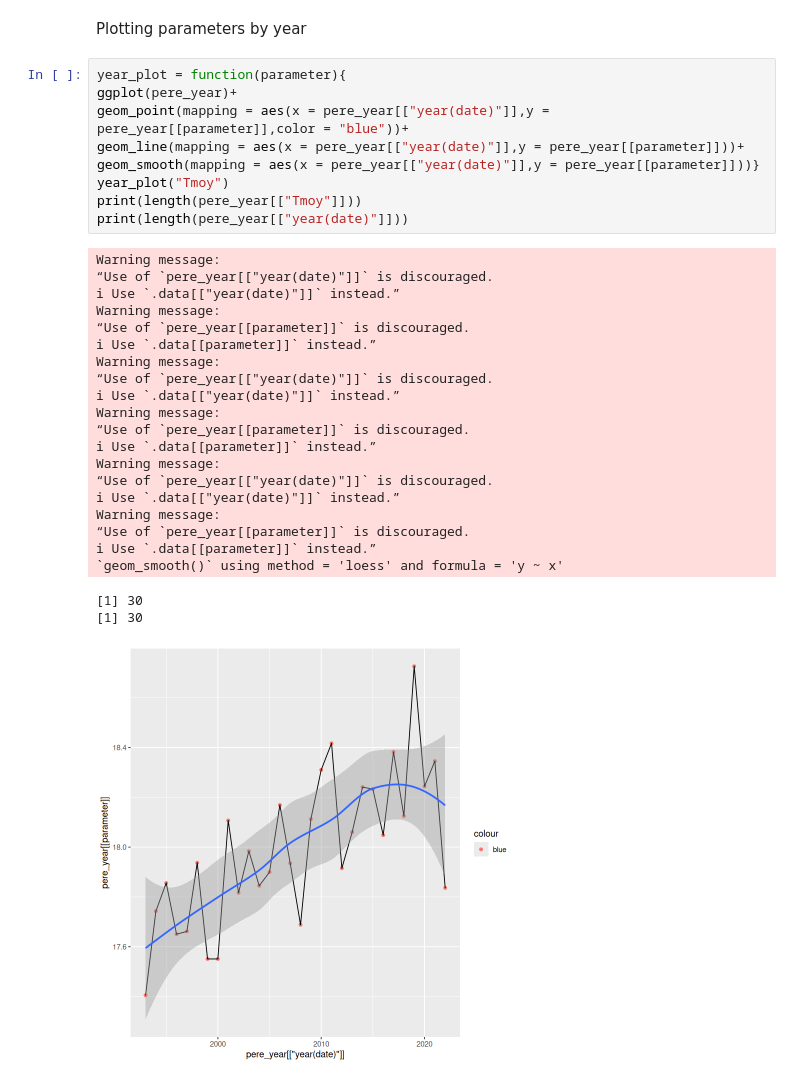
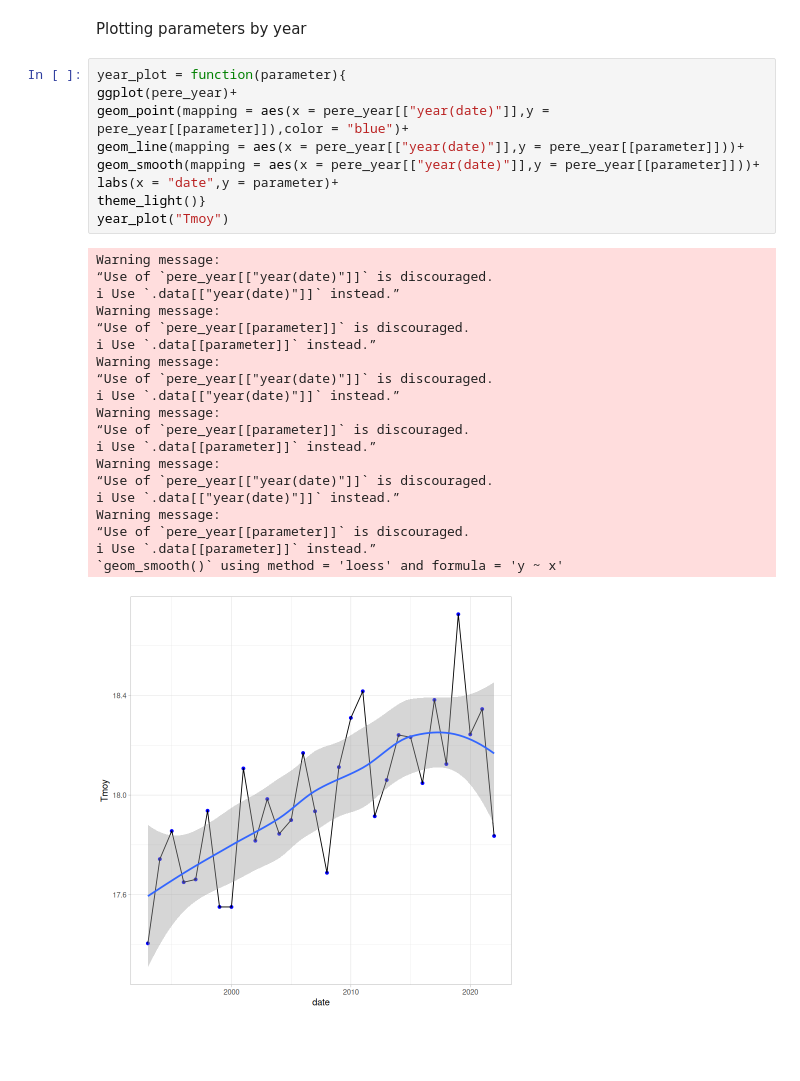
Before and after one commit to dinasdata/WeatherViz, a Jupyter notebook: notebook.ipynb, the cells around one changed output. Drawn from its saved outputs; the diff is of its cells as text; blank space fills up the shorter version.

```diff
--- a/notebook.ipynb
+++ b/notebook.ipynb
@@ -132,32 +133,30 @@ Plotting parameters by year
 # %%
 year_plot = function(parameter){
 ggplot(pere_year)+
-geom_point(mapping = aes(x = pere_year[["year(date)"]],y = pere_year[[parameter]],color = "blue"))+
+geom_point(mapping = aes(x = pere_year[["year(date)"]],y = pere_year[[parameter]]),color = "blue")+
 geom_line(mapping = aes(x = pere_year[["year(date)"]],y = pere_year[[parameter]]))+
-geom_smooth(mapping = aes(x = pere_year[["year(date)"]],y = pere_year[[parameter]]))}
+geom_smooth(mapping = aes(x = pere_year[["year(date)"]],y = pere_year[[parameter]]))+
+labs(x = "date",y = parameter)+
+theme_light()}
 year_plot("Tmoy")
-print(length(pere_year[["Tmoy"]]))
-print(length(pere_year[["year(date)"]]))
 # %% [output]
 Warning message:
 “Use of `pere_year[["year(date)"]]` is discouraged.
 ℹ Use `.data[["year(date)"]]` instead.”
 Warning message:
 “Use of `pere_year[[parameter]]` is discouraged.
 ℹ Use `.data[[parameter]]` instead.”
 Warning message:
 “Use of `pere_year[["year(date)"]]` is discouraged.
 ℹ Use `.data[["year(date)"]]` instead.”
 Warning message:
 “Use of `pere_year[[parameter]]` is discouraged.
 ℹ Use `.data[[parameter]]` instead.”
 Warning message:
 “Use of `pere_year[["year(date)"]]` is discouraged.
 ℹ Use `.data[["year(date)"]]` instead.”
 Warning message:
 “Use of `pere_year[[parameter]]` is discouraged.
 ℹ Use `.data[[parameter]]` instead.”
 `geom_smooth()` using method = 'loess' and formula = 'y ~ x'
-[1] 30
-[1] 30
-[figure, old version]
+[figure, new version]
```
Also changed, not shown: parts of 3 cells of this notebook, 2 other files.
